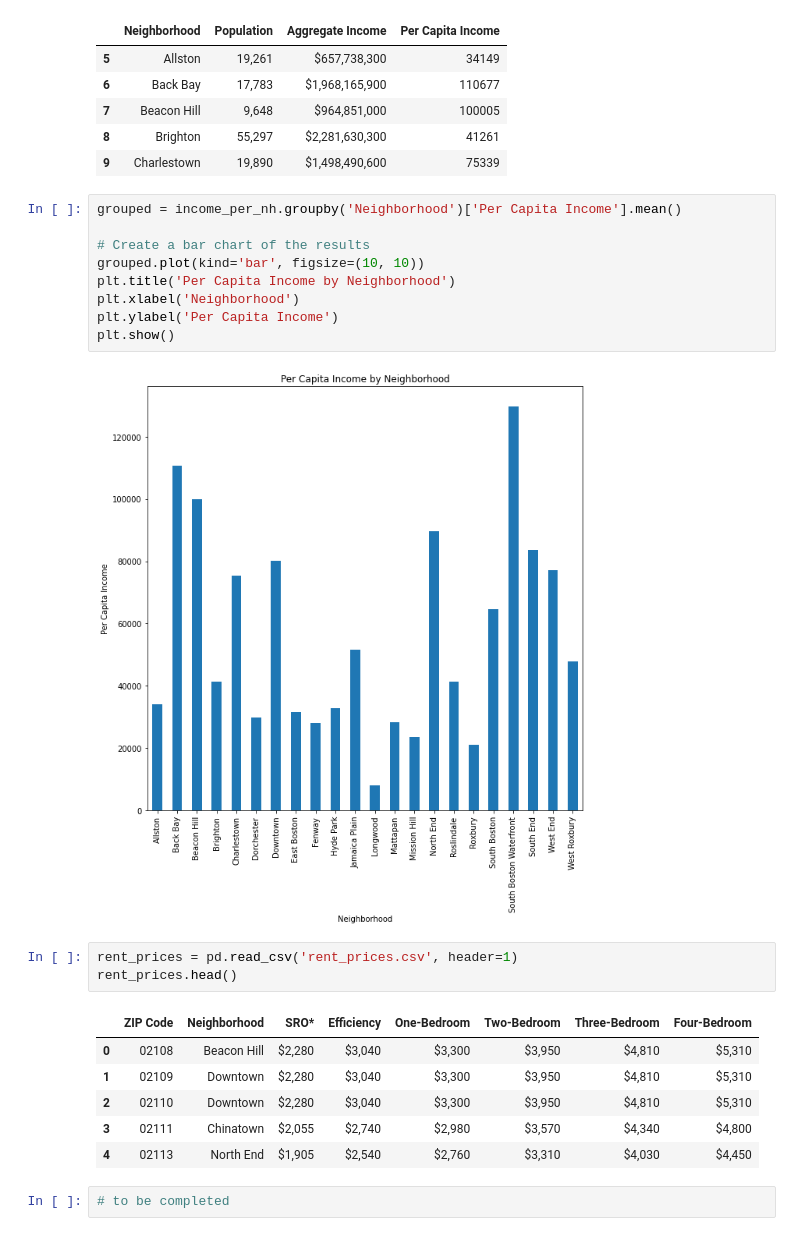
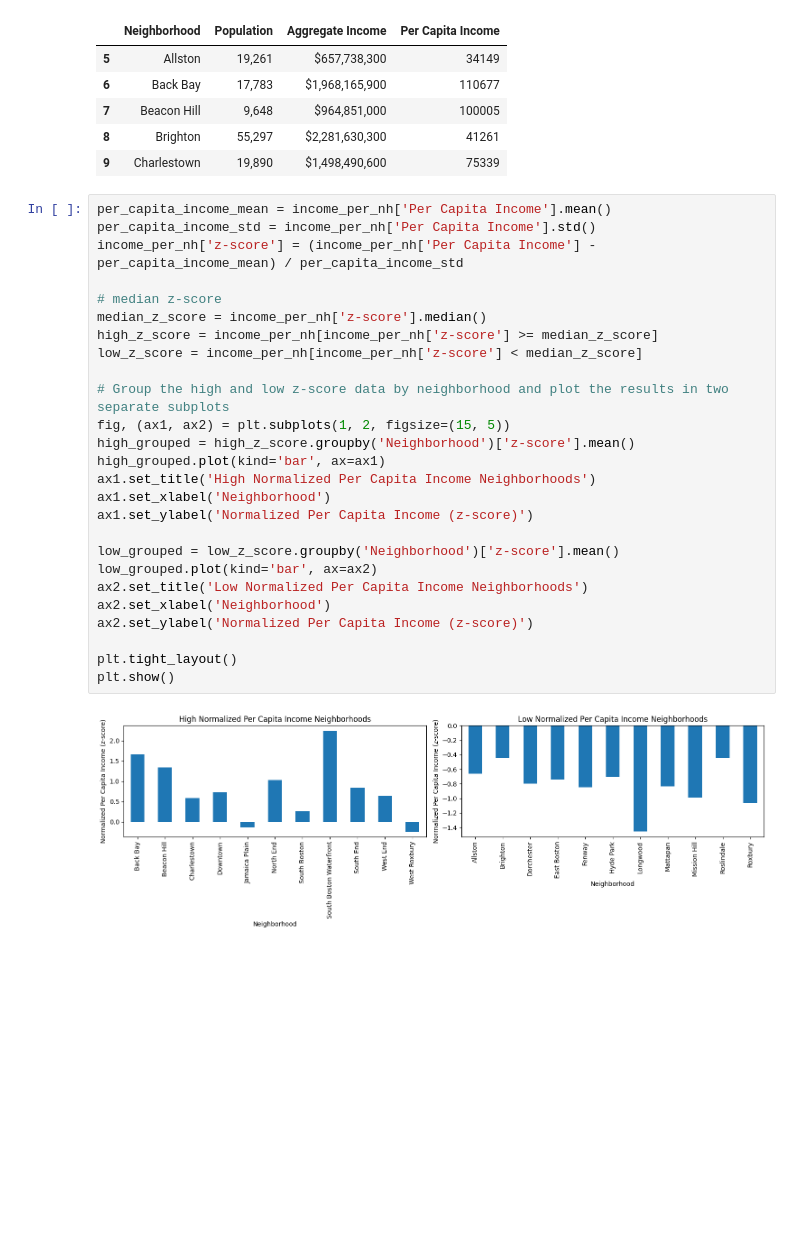
Before and after one commit to BU-Spark/ds-councilor-breadon-bad-landlords2, a Jupyter notebook: spring23-team-1/analysis/IncomeData.ipynb, the cells around one changed output. Cells and saved outputs as stored; diff of their text form; blank space fills up the shorter version.

```diff
--- a/spring23-team-1/analysis/IncomeData.ipynb
+++ b/spring23-team-1/analysis/IncomeData.ipynb
@@ -70,26 +81,31 @@ income_per_nh.head()
 | 7 | Beacon Hill | 9,648 | $964,851,000 | 100005 |
 | 8 | Brighton | 55,297 | $2,281,630,300 | 41261 |
 | 9 | Charlestown | 19,890 | $1,498,490,600 | 75339 |
-# %%
-grouped = income_per_nh.groupby('Neighborhood')['Per Capita Income'].mean()
-
-# Create a bar chart of the results
-grouped.plot(kind='bar', figsize=(10, 10))
-plt.title('Per Capita Income by Neighborhood')
-plt.xlabel('Neighborhood')
-plt.ylabel('Per Capita Income')
-plt.show()
-# %% [output]
-[figure, removed]
-# %%
-rent_prices = pd.read_csv('rent_prices.csv', header=1)
-rent_prices.head()
-# %% [output]
-|  | ZIP Code | Neighborhood | SRO* | Efficiency | One-Bedroom | Two-Bedroom | Three-Bedroom | Four-Bedroom |
-| 0 | 02108 | Beacon Hill | $2,280 | $3,040 | $3,300 | $3,950 | $4,810 | $5,310 |
-| 1 | 02109 | Downtown | $2,280 | $3,040 | $3,300 | $3,950 | $4,810 | $5,310 |
-| 2 | 02110 | Downtown | $2,280 | $3,040 | $3,300 | $3,950 | $4,810 | $5,310 |
-| 3 | 02111 | Chinatown | $2,055 | $2,740 | $2,980 | $3,570 | $4,340 | $4,800 |
-| 4 | 02113 | North End | $1,905 | $2,540 | $2,760 | $3,310 | $4,030 | $4,450 |
-# %%
-# to be completed
+# %%
+per_capita_income_mean = income_per_nh['Per Capita Income'].mean()
+per_capita_income_std = income_per_nh['Per Capita Income'].std()
+income_per_nh['z-score'] = (income_per_nh['Per Capita Income'] - per_capita_income_mean) / per_capita_income_std
+
+# median z-score
+median_z_score = income_per_nh['z-score'].median()
+high_z_score = income_per_nh[income_per_nh['z-score'] >= median_z_score]
+low_z_score = income_per_nh[income_per_nh['z-score'] < median_z_score]
+
+# Group the high and low z-score data by neighborhood and plot the results in two separate subplots
+fig, (ax1, ax2) = plt.subplots(1, 2, figsize=(15, 5))
+high_grouped = high_z_score.groupby('Neighborhood')['z-score'].mean()
+high_grouped.plot(kind='bar', ax=ax1)
+ax1.set_title('High Normalized Per Capita Income Neighborhoods')
+ax1.set_xlabel('Neighborhood')
+ax1.set_ylabel('Normalized Per Capita Income (z-score)')
+
+low_grouped = low_z_score.groupby('Neighborhood')['z-score'].mean()
+low_grouped.plot(kind='bar', ax=ax2)
+ax2.set_title('Low Normalized Per Capita Income Neighborhoods')
+ax2.set_xlabel('Neighborhood')
+ax2.set_ylabel('Normalized Per Capita Income (z-score)')
+
+plt.tight_layout()
+plt.show()
+# %% [output]
+[figure, added]
```
Also changed, not shown: parts of 3 cells of this notebook, 2 other files.
